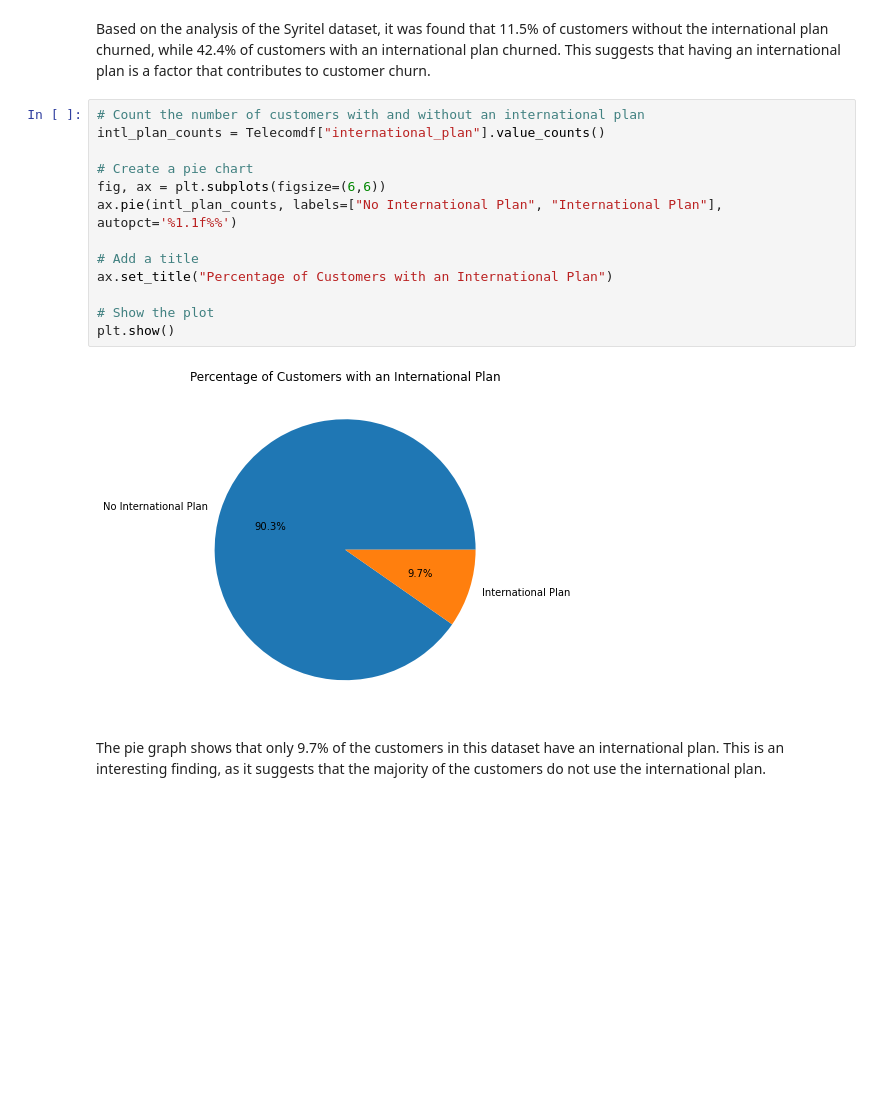
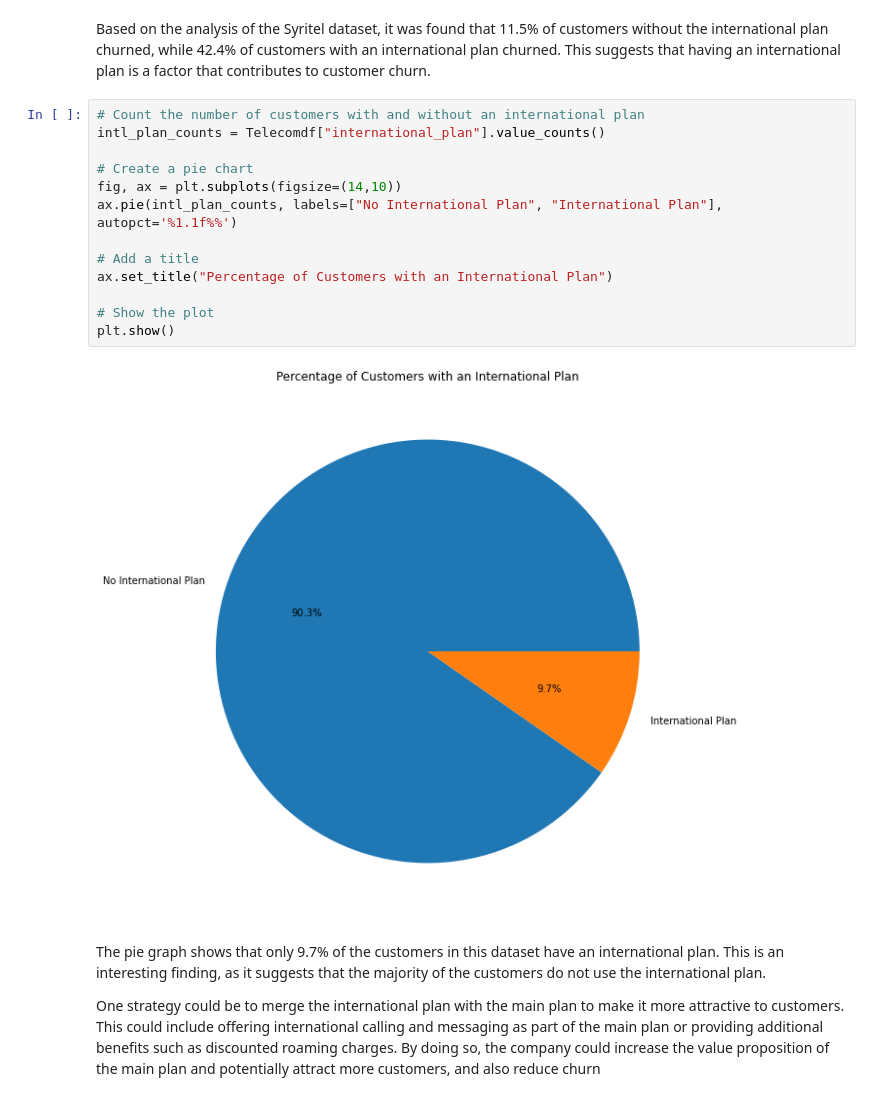
Before and after one commit to MichalOst3389/nhl_team_analysis, a Jupyter notebook: student.ipynb, the cells around one changed output. Cells and saved outputs as stored; diff of their text form; blank space fills up the shorter version.

```diff
--- a/student.ipynb
+++ b/student.ipynb
@@ -439,20 +439,22 @@ Based on the analysis of the Syritel dataset, it was found that 11.5% of custome
 # %%
 # Count the number of customers with and without an international plan
 intl_plan_counts = Telecomdf["international_plan"].value_counts()
 
 # Create a pie chart
-fig, ax = plt.subplots(figsize=(6,6))
+fig, ax = plt.subplots(figsize=(14,10))
 ax.pie(intl_plan_counts, labels=["No International Plan", "International Plan"], autopct='%1.1f%%')
 
 # Add a title
 ax.set_title("Percentage of Customers with an International Plan")
 
 # Show the plot
 plt.show()
 # %% [output]
-[figure, old version]
+[figure, new version]
 # %% [markdown]
 The pie graph shows that only 9.7% of the customers in this dataset have an international plan. This is an interesting finding, as it suggests that the majority of the customers do not use the international plan.
+
+One strategy could be to merge the international plan with the main plan to make it more attractive to customers. This could include offering international calling and messaging as part of the main plan or providing additional benefits such as discounted roaming charges. By doing so, the company could increase the value proposition of the main plan and potentially attract more customers, and also reduce churn
 # %% [markdown]
 # Summary
 In this project, we analyzed a telecommunications company's customer data to identify factors that influence customer churn. Using a Random Forest Classifier, we found that the three most important features in predicting churn are total charge, total customer service calls, and international plan, in that order.
```
Also changed, not shown: parts of 2 cells of this notebook.
